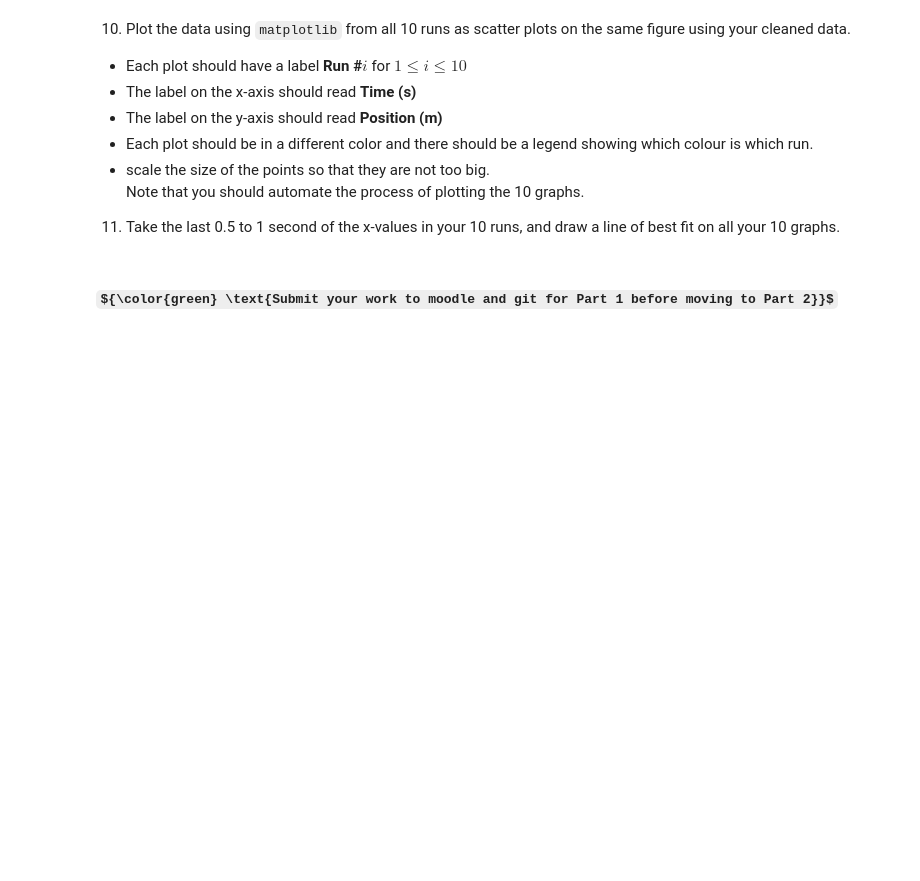
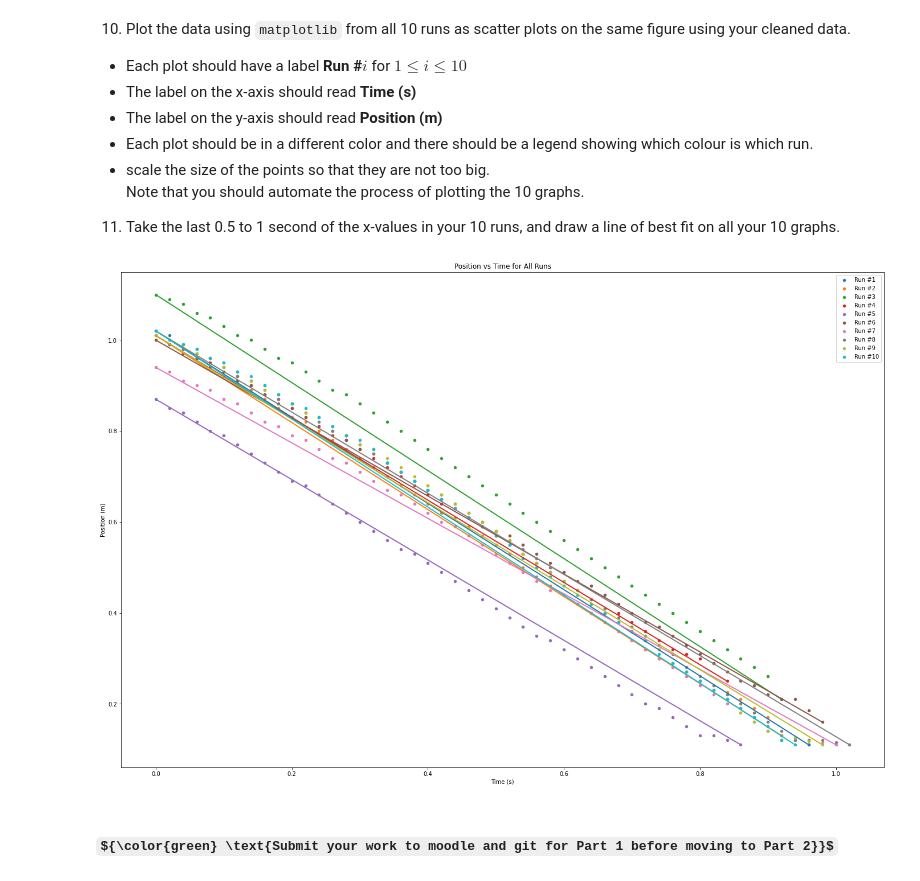
Before and after one commit to DinnerDinner/SF2-Codes, a Jupyter notebook: assign1.ipynb, the cells around one changed output. Saved outputs shown, nothing was run; the diff lists cells and outputs as text; code cells hidden in the pictures; some formulas as TeX source; blank space fills up the shorter version.

```diff
--- a/assign1.ipynb
+++ b/assign1.ipynb
@@ -130,3 +130,40 @@ Note that you should automate the process of plotting the 10 graphs.
+# %%
+import matplotlib.pyplot as plt
+
+plt.figure(figsize=(24, 16))
+
+
+for i in range(10, 20):
+    position_col = columns[i]
+    time_col = columns[i - 10]
+
+
+    scatter = plt.scatter(clean_df[time_col], clean_df[position_col], label=f'Run #{i-9}', s=20)
+
+
+    first_valid_idx = clean_df[position_col].first_valid_index()
+    min_idx = clean_df[position_col].idxmin()
+
+    first_valid_pos = clean_df[position_col].loc[first_valid_idx]
+    min_pos = clean_df[position_col].loc[min_idx]
+
+    first_valid_time = clean_df[time_col].loc[first_valid_idx]
+    min_time = clean_df[time_col].loc[min_idx]
+
+    m = (min_pos - first_valid_pos) / (min_time - first_valid_time)
+    b = first_valid_pos - m * first_valid_time
+    time_fit = [first_valid_time, min_time]
+    pos_fit = [m * first_valid_time + b, m * min_time + b]
+    plt.plot(time_fit, pos_fit, linestyle='-', color=scatter.get_facecolor()[0], linewidth=2)
+
+
+plt.xlabel('Time (s)')
+plt.ylabel('Position (m)')
+plt.title('Position vs Time for All Runs')
+plt.legend()
+plt.show()
+# %% [output]
+[figure, added]
 # %% [markdown]
 ### ${\color{green} \text{Submit your work to moodle and git for Part 1 before moving to Part 2}}$
 # %% [markdown]
```
Also changed, not shown: parts of 5 cells of this notebook, 1 other file.
